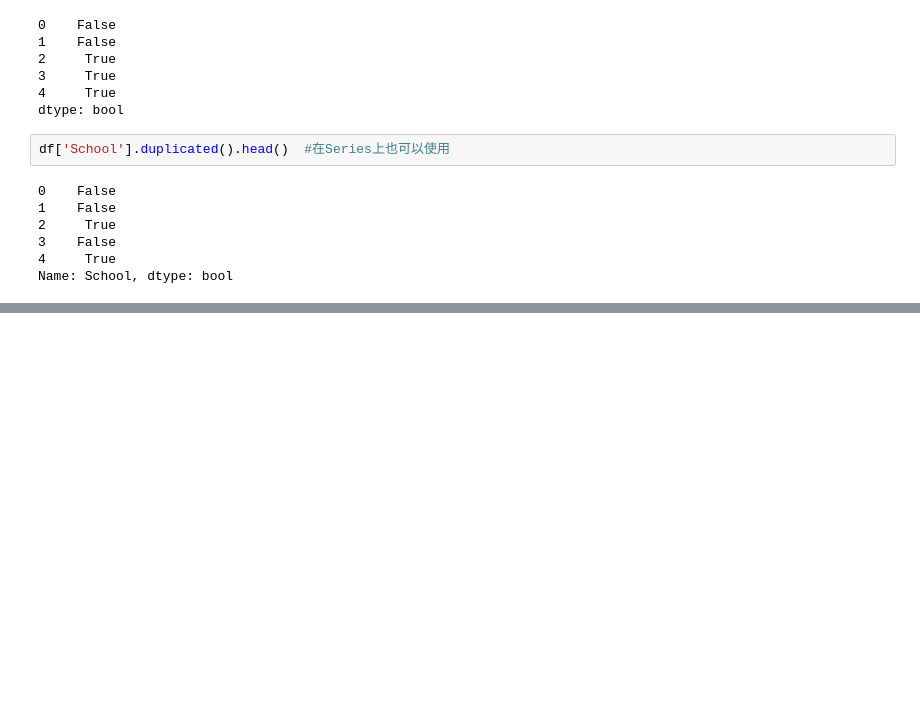
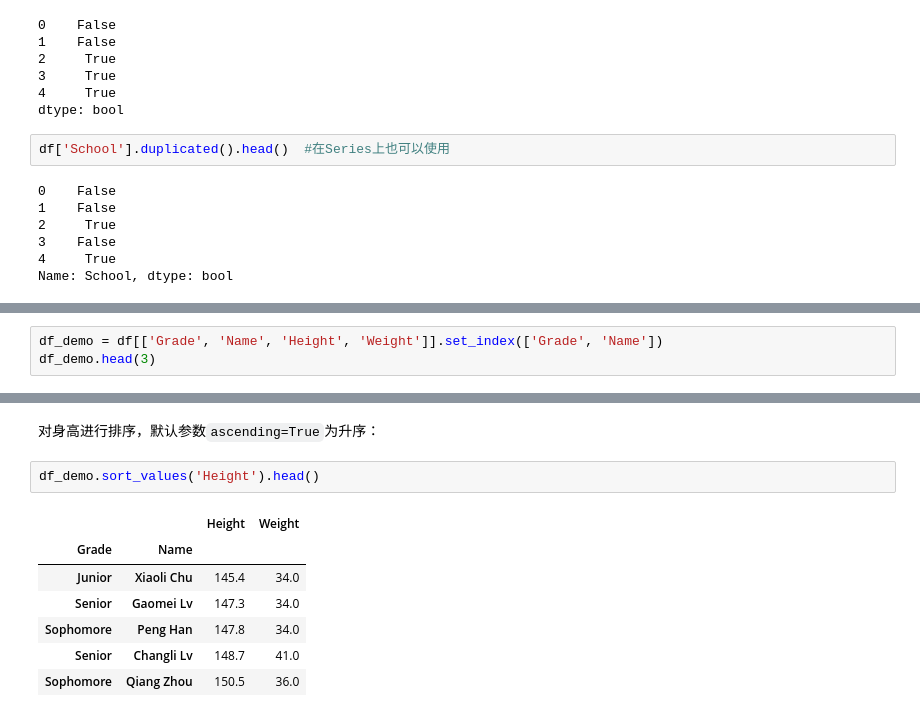
Before and after one commit to Userwzc/Personal_Learning, a Jupyter notebook: Joyful-pandas/pandas_basis/file_read_write.ipynb, the cells around one changed output, grey strips where cells are left out. Cells and saved outputs as stored; diff of their text form; blank space fills up the shorter version.

```diff
--- a/Joyful-pandas/pandas_basis/file_read_write.ipynb
+++ b/Joyful-pandas/pandas_basis/file_read_write.ipynb
@@ -437,0 +569,3 @@ Name: School, dtype: bool
+# %%
+df_demo = df[['Grade', 'Name', 'Height', 'Weight']].set_index(['Grade', 'Name'])
+df_demo.head(3)
@@ -437,0 +578,12 @@ Name: School, dtype: bool
+# %% [markdown]
+对身高进行排序，默认参数`ascending=True`为升序：
+# %%
+df_demo.sort_values('Height').head()
+# %% [output]
+|  |  | Height | Weight |
+| Grade | Name |  |  |
+| Junior | Xiaoli Chu | 145.4 | 34.0 |
+| Senior | Gaomei Lv | 147.3 | 34.0 |
+| Sophomore | Peng Han | 147.8 | 34.0 |
+| Senior | Changli Lv | 148.7 | 41.0 |
+| Sophomore | Qiang Zhou | 150.5 | 36.0 |
```
Also changed, not shown: parts of 68 cells of this notebook, 1 other file.
